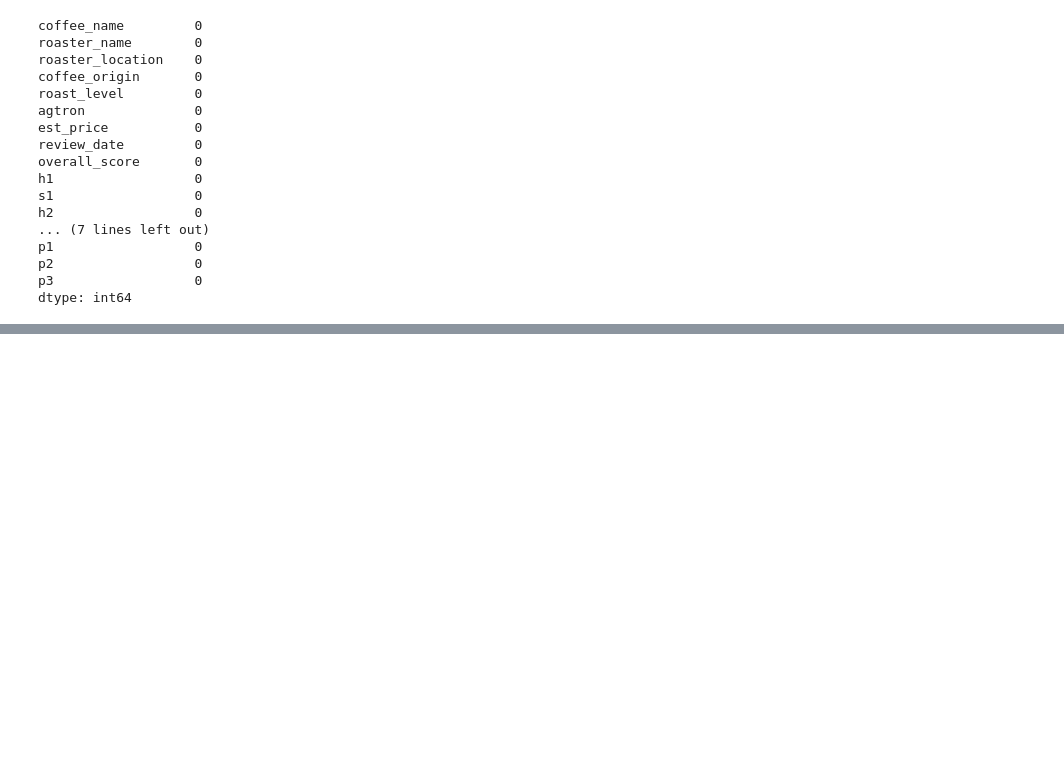
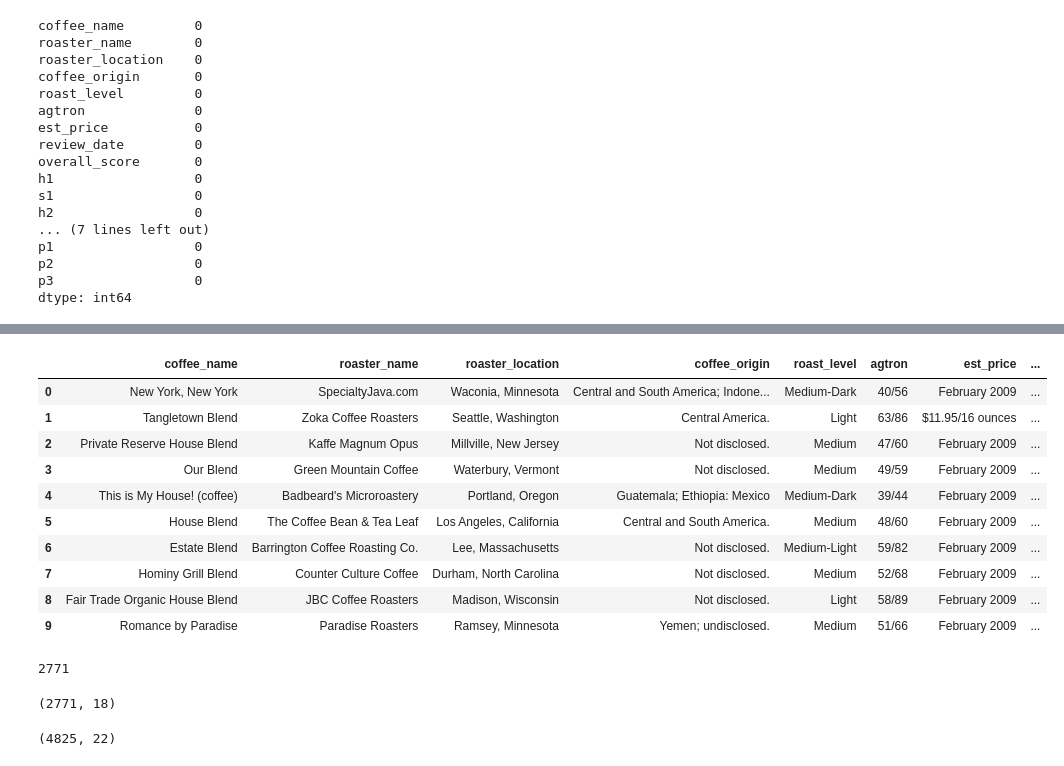
Before and after one commit to KMere21/capstone, a Jupyter notebook: Capstone_Part_1-Collecting_Data-Kate_Meredith.ipynb, the cells around one changed output, grey strips where cells are left out. Drawn from its saved outputs; the diff is of its cells as text; code cells hidden in the pictures; blank space fills up the shorter version.

```diff
--- a/Capstone_Part_1-Collecting_Data-Kate_Meredith.ipynb
+++ b/Capstone_Part_1-Collecting_Data-Kate_Meredith.ipynb
@@ -931,0 +959,3 @@ dtype: int64
+# %%
+#creates column headers to use when generating pandas dataframes
+older_cols = ['coffee_name', 'roaster_name', 'roaster_location', 'coffee_origin', 'roast_level', 'agtron', 'est_price', 'review_date', 'overall_score', 'h1', 's1', 'h2', 's2', 'h3', 's3', 'p1', 'p2', 'p3']
@@ -931,0 +1105,14 @@ dtype: int64
+# %%
+older_info_df_2.head(10)
+# %% [output]
+|  | coffee_name | roaster_name | roaster_location | coffee_origin | roast_level | agtron | est_price | ... |
+| 0 | New York, New York | SpecialtyJava.com | Waconia, Minnesota | Central and South America; Indone... | Medium-Dark | 40/56 | February 2009 | ... |
+| 1 | Tangletown Blend | Zoka Coffee Roasters | Seattle, Washington | Central America. | Light | 63/86 | $11.95/16 ounces | ... |
+| 2 | Private Reserve House Blend | Kaffe Magnum Opus | Millville, New Jersey | Not disclosed. | Medium | 47/60 | February 2009 | ... |
+| 3 | Our Blend | Green Mountain Coffee | Waterbury, Vermont | Not disclosed. | Medium | 49/59 | February 2009 | ... |
+| 4 | This is My House! (coffee) | Badbeard's Microroastery | Portland, Oregon | Guatemala; Ethiopia: Mexico | Medium-Dark | 39/44 | February 2009 | ... |
+| 5 | House Blend | The Coffee Bean & Tea Leaf | Los Angeles, California | Central and South America. | Medium | 48/60 | February 2009 | ... |
+| 6 | Estate Blend | Barrington Coffee Roasting Co. | Lee, Massachusetts | Not disclosed. | Medium-Light | 59/82 | February 2009 | ... |
+| 7 | Hominy Grill Blend | Counter Culture Coffee | Durham, North Carolina | Not disclosed. | Medium | 52/68 | February 2009 | ... |
+| 8 | Fair Trade Organic House Blend | JBC Coffee Roasters | Madison, Wisconsin | Not disclosed. | Light | 58/89 | February 2009 | ... |
+| 9 | Romance by Paradise | Paradise Roasters | Ramsey, Minnesota | Yemen; undisclosed. | Medium | 51/66 | February 2009 | ... |
@@ -931,0 +1124,12 @@ dtype: int64
+# %%
+len(combo_df_2)
+# %% [output]
+2771
+# %%
+combo_df_2.shape
+# %% [output]
+(2771, 18)
+# %%
+combo_df.shape
+# %% [output]
+(4825, 22)
```
Also changed, not shown: parts of 27 cells of this notebook, 3 other files.
